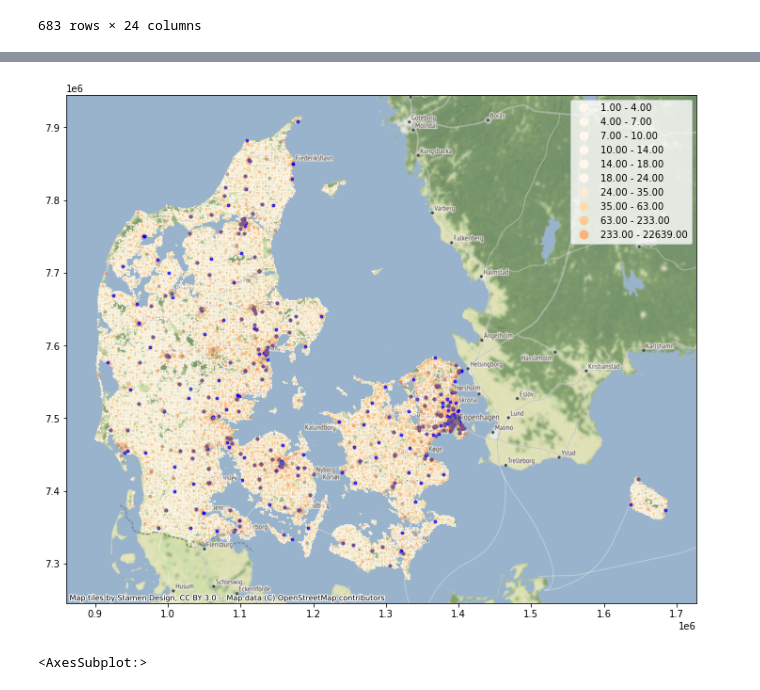
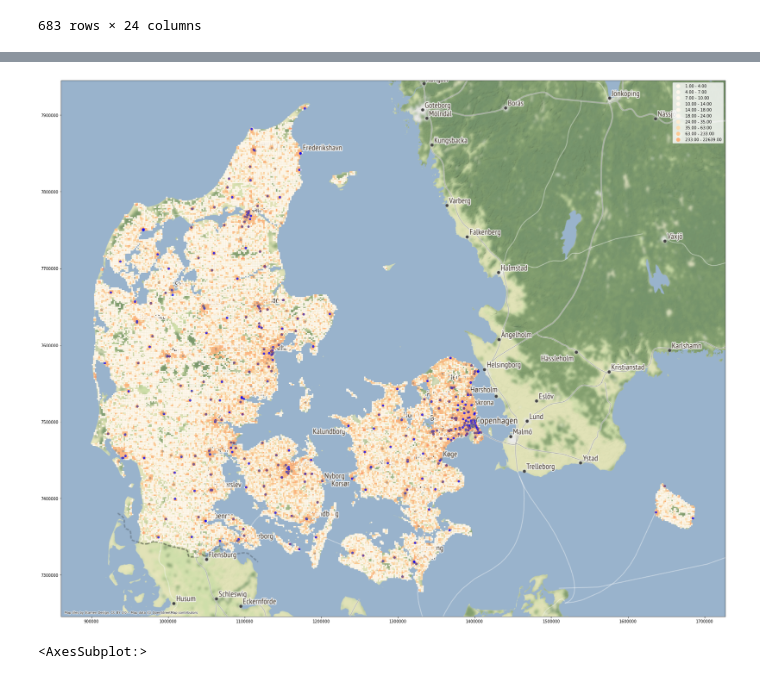
Before and after one commit to Oliverkobaek/thesis_2020, a Jupyter notebook: Population x Apotek.ipynb, the cells around one changed output, grey strips where cells are left out. Saved outputs shown, nothing was run; the diff lists cells and outputs as text; code cells hidden in the pictures.

```diff
--- a/Population x Apotek.ipynb
+++ b/Population x Apotek.ipynb
@@ -164,10 +163,9 @@ NameError: name 'gdf' is not defined
 DK_shape = gpd.read_file(
   r"C:\Users\Nicklas Lindegaard\Desktop\Speciale\Python\thesis_2020 - midl\Shapefiles")
 # %%
-gdf_Type6 = gdf[(gdf.TypeID==6) | (gdf.Slyear > 2006.0)  | (gdf.Slyear < 2018.0)]
-gdf_Type7 = gdf[(gdf.TypeID==7) | (gdf.Slyear > 2006.0) | (gdf.Slyear < 2018.0)]
-gdf_Type8 = gdf[(gdf.TypeID==8) | (gdf.Slyear > 2006.0) | (gdf.Slyear < 2018.0)]
+gdf_Type6 = gdf[(gdf.TypeID==6) | (gdf.Slyear > 2006.0)  ]
+gdf_Type7 = gdf[(gdf.TypeID==7) | (gdf.Slyear > 2006.0) ]
+gdf_Type8 = gdf[(gdf.TypeID==8) | (gdf.Slyear > 2006.0)]
 #test = gdf_Type6[(gdf.Slyear>2006) | (gdf.Slyear>2006).isnull()]
 len(gdf_Type6)+len(gdf_Type7)+len(gdf_Type8)
-gdf_Type8
 # %% [output]
@@ -187,16 +173,16 @@ gdf_Type8
 # %%
-#import contextily as ctx  # Husk at køre denne linje første gang for background map
+import contextily as ctx  # Husk at køre denne linje første gang for background map
 new_df = new_df.to_crs(epsg =  3857)
 gdf = gdf.to_crs(epsg =3857)
-f, ax = plt.subplots(1, figsize=(12, 20))
+f, ax = plt.subplots(1, figsize=(30, 30))
 ax = new_df.plot(column='TOT_P',ax=ax, legend=True, cmap='OrRd',norm=mpl.colors.Normalize(vmin=5, vmax=15), scheme='quantiles', k=10)
 ctx.add_basemap(ax)
-gdf_Type6['geometry'].plot(ax=ax , markersize=8 , color='blue' ,  alpha=0.7)
-gdf_Type7['geometry'].plot(ax=ax , markersize=8 , color='grey', alpha=0.4)
-gdf_Type8['geometry'].plot(ax=ax , markersize=8 , color='red', alpha=0.1)
+gdf_Type6['geometry'].plot(ax=ax , markersize=25, color='blue' ,  alpha=0.7)
+gdf_Type7['geometry'].plot(ax=ax , markersize=25, color='grey', alpha=0.4)
+gdf_Type8['geometry'].plot(ax=ax , markersize=25, color='red', alpha=0.1)
 plt.show()
 # %% [output]
-[figure, old version]
+[figure, new version]
 # %%
 DK_shape.plot(figsize=(5,5), edgecolor="purple", facecolor="None")
 # %% [output]
```
Also changed, not shown: parts of 3 cells of this notebook, 1 other file.
